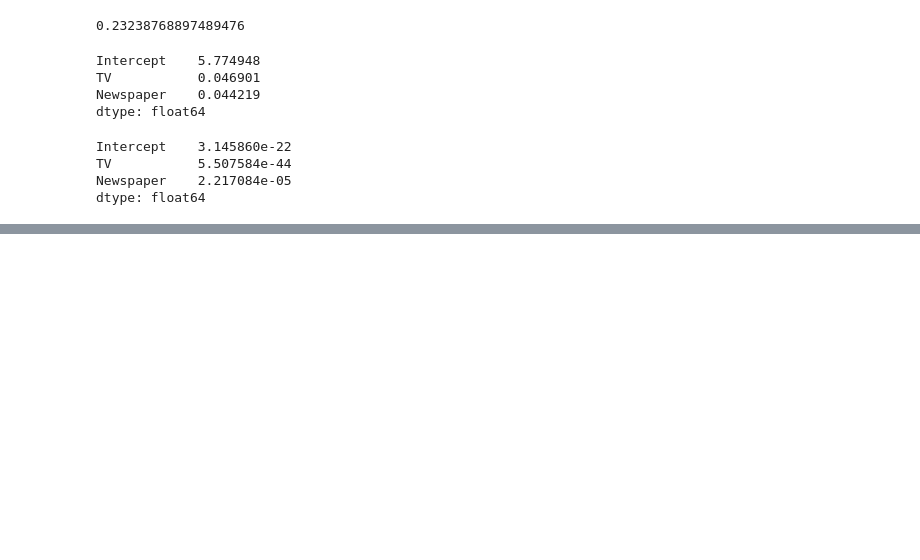
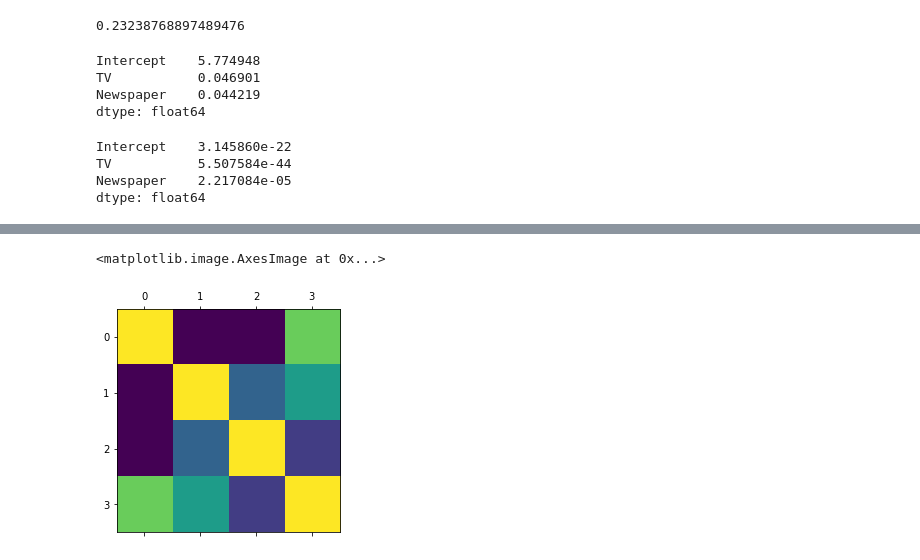
Before and after one commit to GersonVis/Tecnicas-de-IA, a Jupyter notebook: curso udemy/practica regresion lineal.ipynb, the cells around one changed output, grey strips where cells are left out. Drawn from its saved outputs; the diff is of its cells as text; code cells hidden in the pictures; blank space fills up the shorter version.

```diff
--- a/curso udemy/practica regresion lineal.ipynb
+++ b/curso udemy/practica regresion lineal.ipynb
@@ -190,0 +448,7 @@ dtype: float64
+# %%
+data_original=data.loc[:, ["TV", "Radio", "Newspaper", "Sales"]]
+# %%
+plt.matshow(data_original.corr())
+# %% [output]
+<matplotlib.image.AxesImage at 0x...>
+[figure, added]
```
Also changed, not shown: parts of 46 cells of this notebook.
